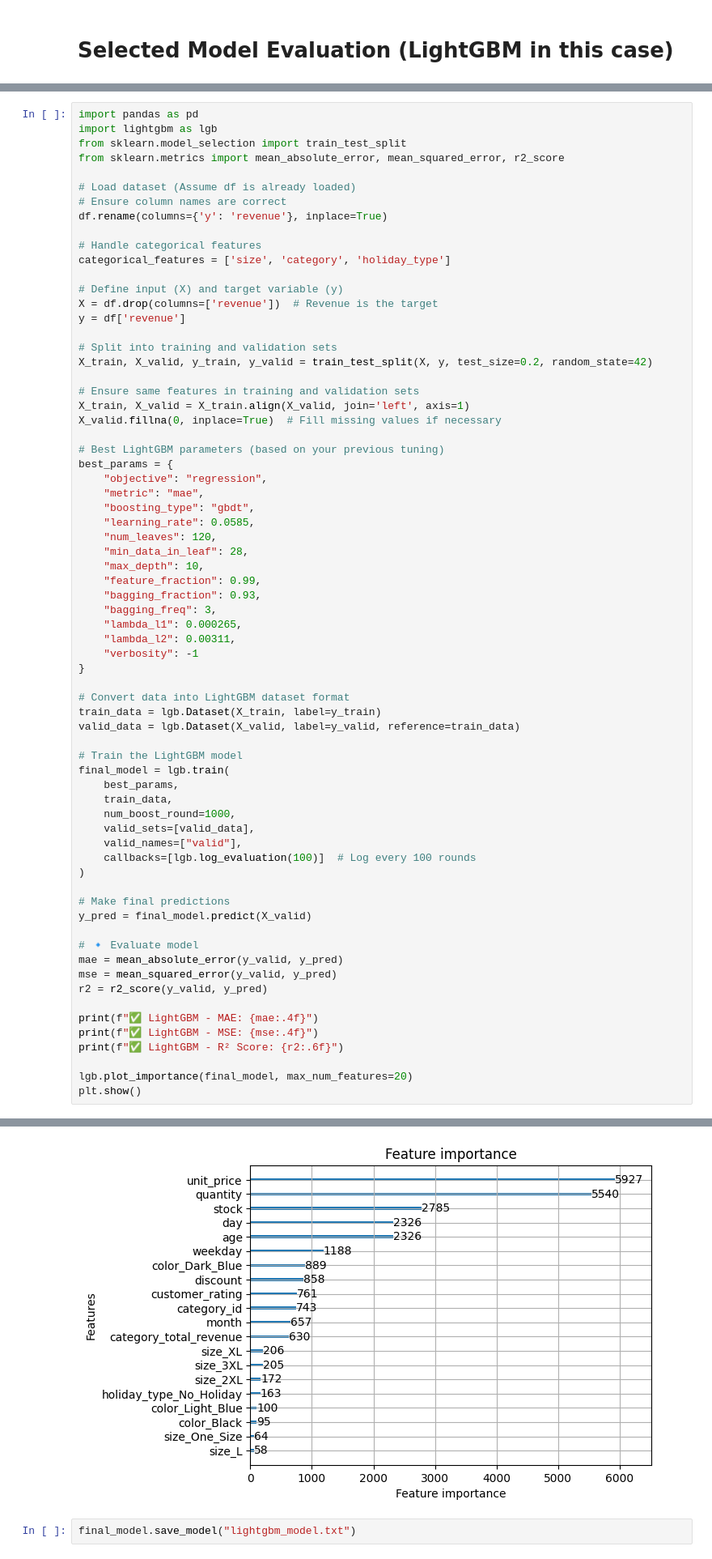
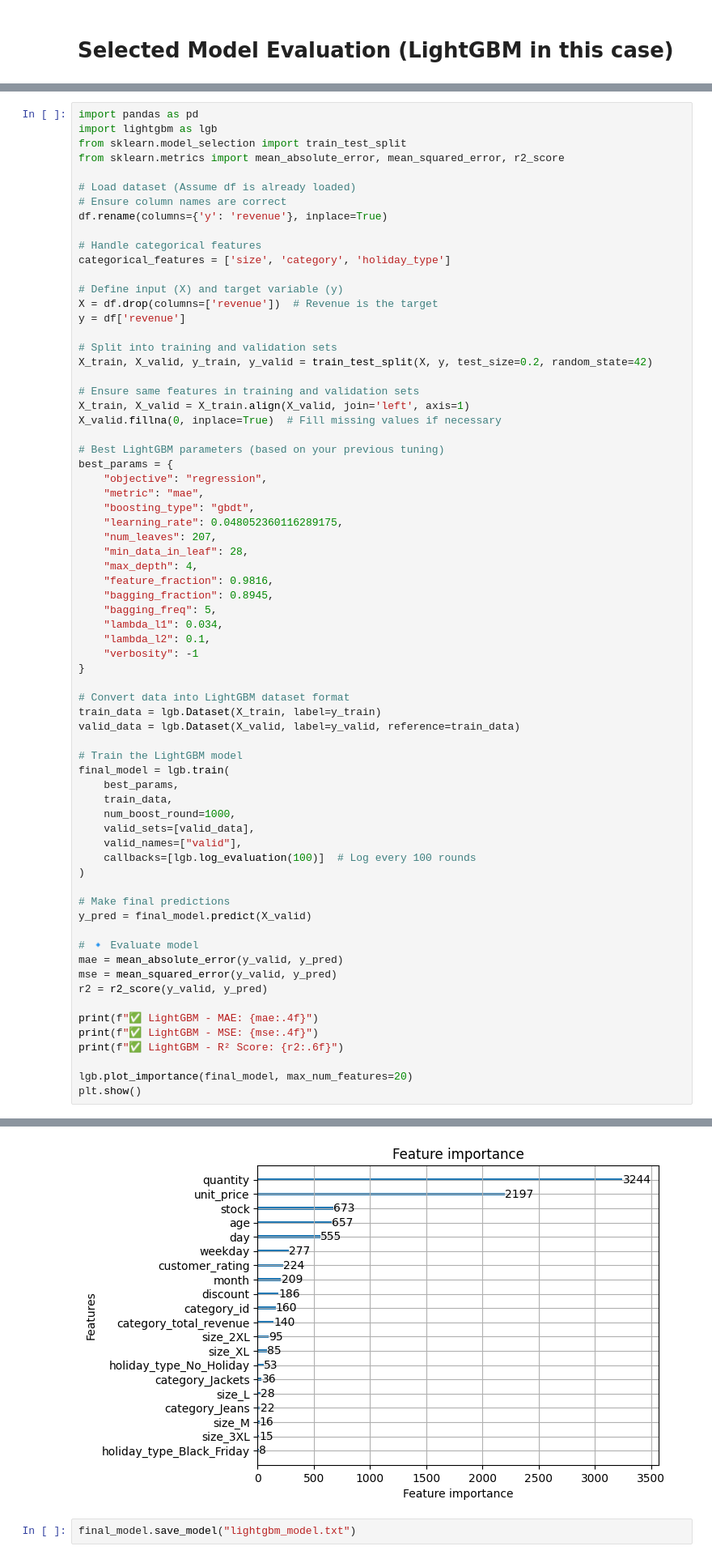
Before and after one commit to AaliyanShuja/SalesPrediction, a Jupyter notebook: SalesPrediction.ipynb, the cells around one changed output, grey strips where cells are left out. Shown at 81% size. Cells and saved outputs as stored; diff of their text form.

```diff
--- a/SalesPrediction.ipynb
+++ b/SalesPrediction.ipynb
@@ -1007,15 +962,15 @@ best_params = {
     "objective": "regression",
     "metric": "mae",
     "boosting_type": "gbdt",
-    "learning_rate": 0.0585,
-    "num_leaves": 120,
+    "learning_rate": 0.048052360116289175,
+    "num_leaves": 207,
     "min_data_in_leaf": 28,
-    "max_depth": 10,
-    "feature_fraction": 0.99,
-    "bagging_fraction": 0.93,
-    "bagging_freq": 3,
-    "lambda_l1": 0.000265,
-    "lambda_l2": 0.00311,
+    "max_depth": 4,
+    "feature_fraction": 0.9816,
+    "bagging_fraction": 0.8945,
+    "bagging_freq": 5,
+    "lambda_l1": 0.034,
+    "lambda_l2": 0.1,
     "verbosity": -1
 }
 
@@ -1064,4 +1019,4 @@ plt.show()
-[figure, old version]
+[figure, new version]
 # %%
 final_model.save_model("lightgbm_model.txt")
 # %% [output]
```
Also changed, not shown: parts of 50 cells of this notebook.
